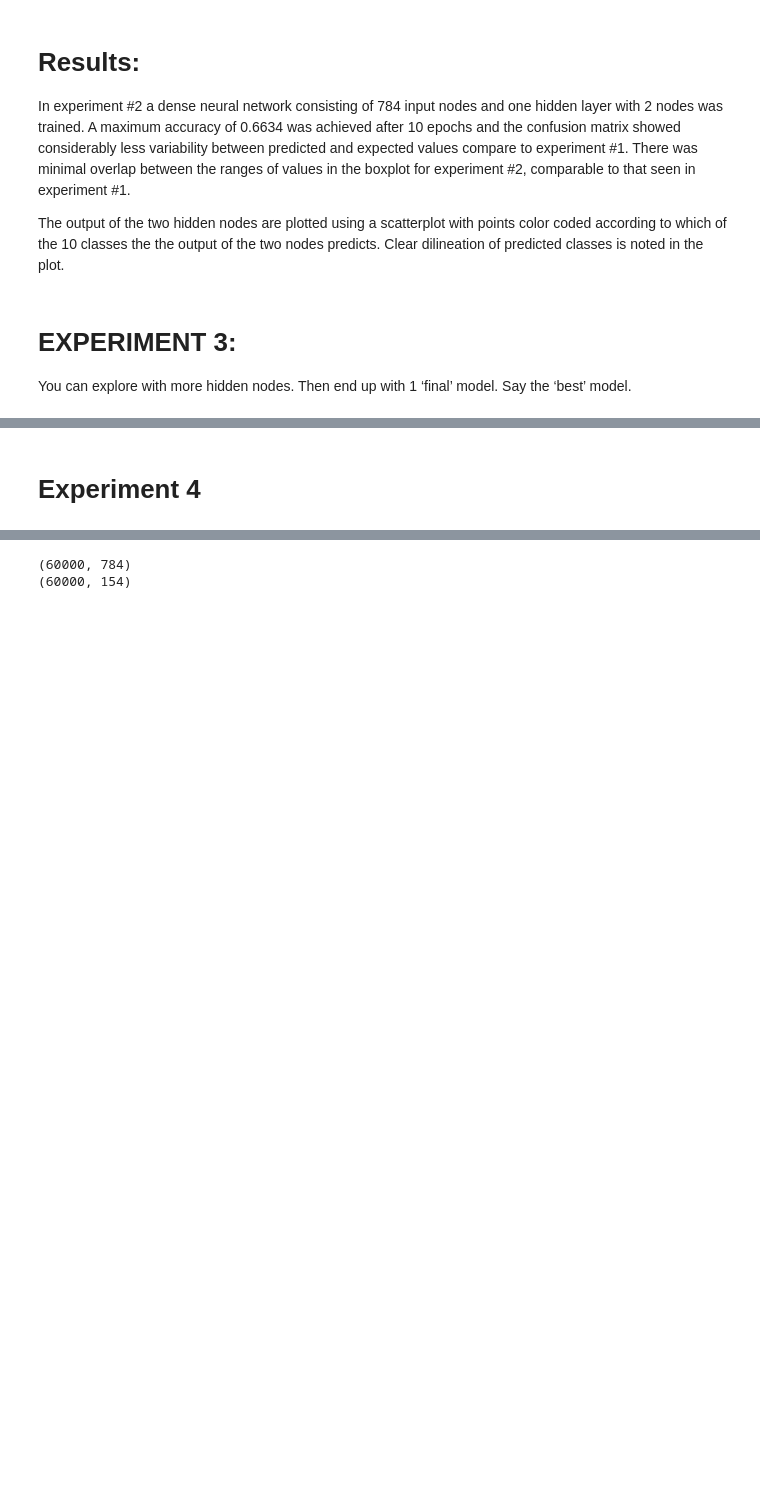
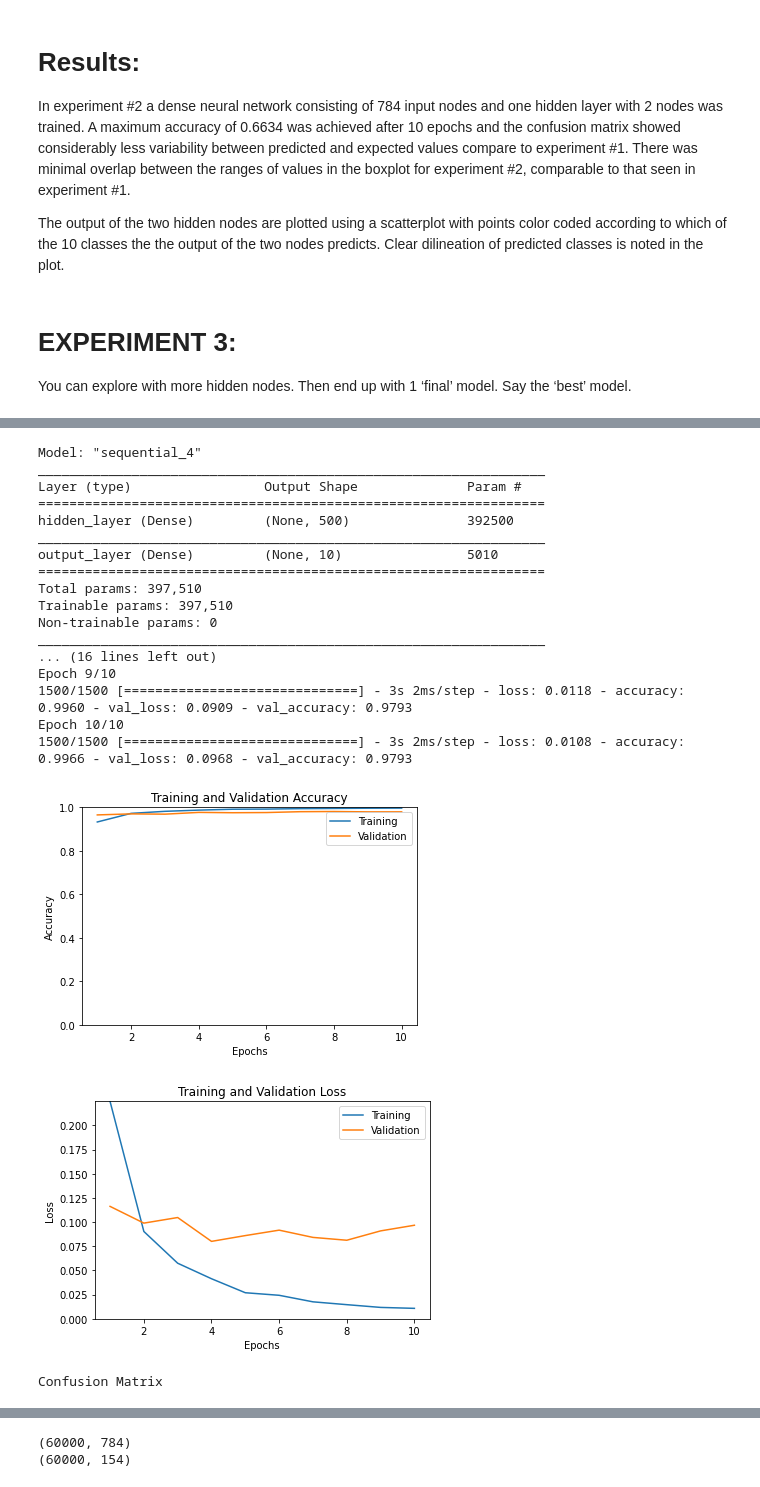
Before and after one commit to fhebal/msds, a Jupyter notebook: msds-458/Assignment #1 MNIST_NeuralNetwork_FHEBAL.ipynb, the cells around one changed output, grey strips where cells are left out. Cells and saved outputs as stored; diff of their text form; code cells hidden in the pictures; blank space fills up the shorter version.

```diff
--- a/msds-458/Assignment #1 MNIST_NeuralNetwork_FHEBAL.ipynb
+++ b/msds-458/Assignment #1 MNIST_NeuralNetwork_FHEBAL.ipynb
@@ -335,2 +311,23 @@ The maximum activation value of the hidden nodes in the hidden layer:     20.753
-# %% [markdown]
-# Experiment 4
+# %%
+run_experiment(hidden_layer_units=500, x=x_train_norm, optimizer='adam')
+# %% [output]
+Model: "sequential_4"
+_________________________________________________________________
+Layer (type)                 Output Shape              Param #
+=================================================================
+hidden_layer (Dense)         (None, 500)               392500
+_________________________________________________________________
+output_layer (Dense)         (None, 10)                5010
+=================================================================
+Total params: 397,510
+Trainable params: 397,510
+Non-trainable params: 0
+_________________________________________________________________
+... (16 lines left out)
+Epoch 9/10
+1500/1500 [==============================] - 3s 2ms/step - loss: 0.0118 - accuracy: 0.9960 - val_loss: 0.0909 - val_accuracy: 0.9793
+Epoch 10/10
+1500/1500 [==============================] - 3s 2ms/step - loss: 0.0108 - accuracy: 0.9966 - val_loss: 0.0968 - val_accuracy: 0.9793
+[figure, added]
+[figure, added]
+Confusion Matrix
```
Also changed, not shown: parts of 21 cells of this notebook, 3 other files.
